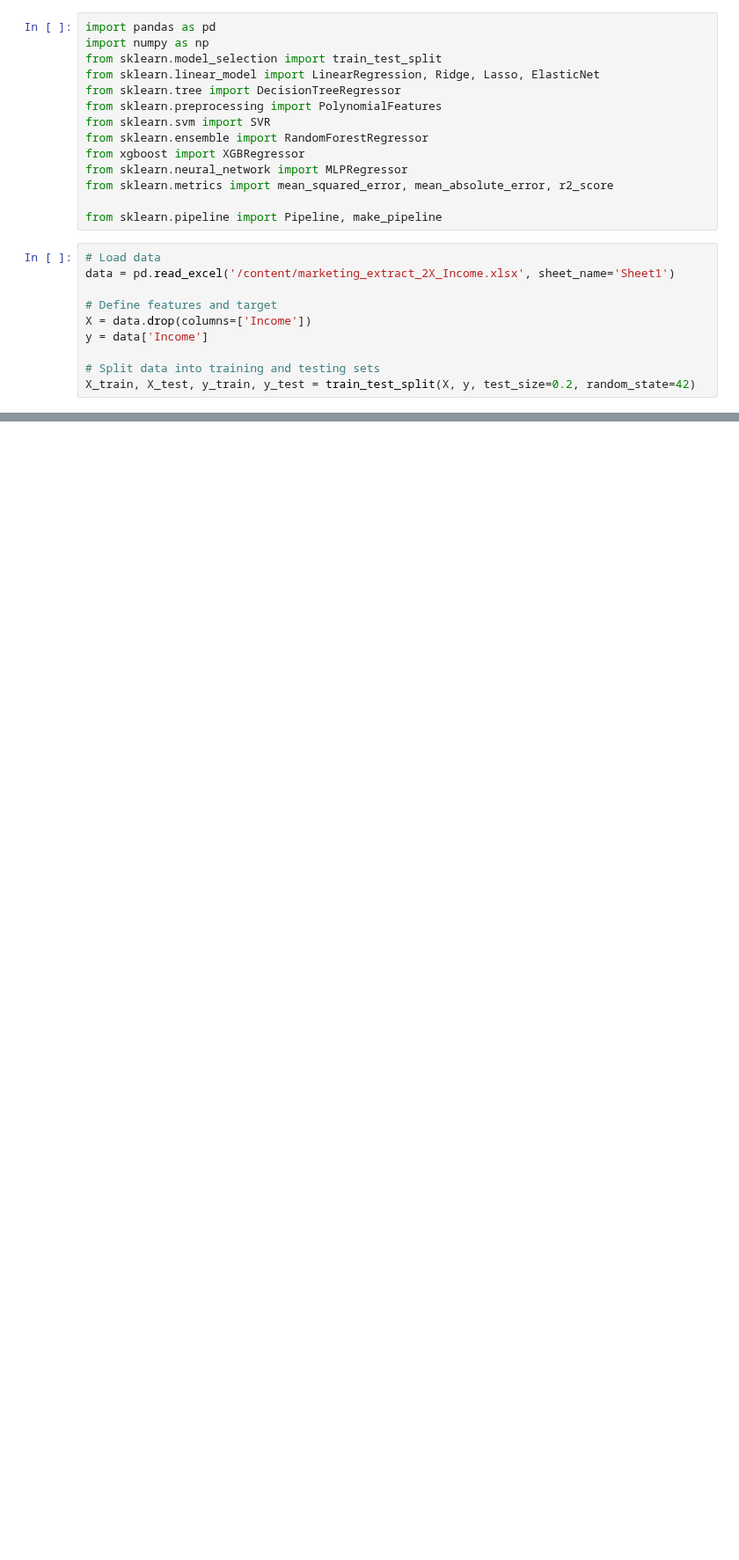
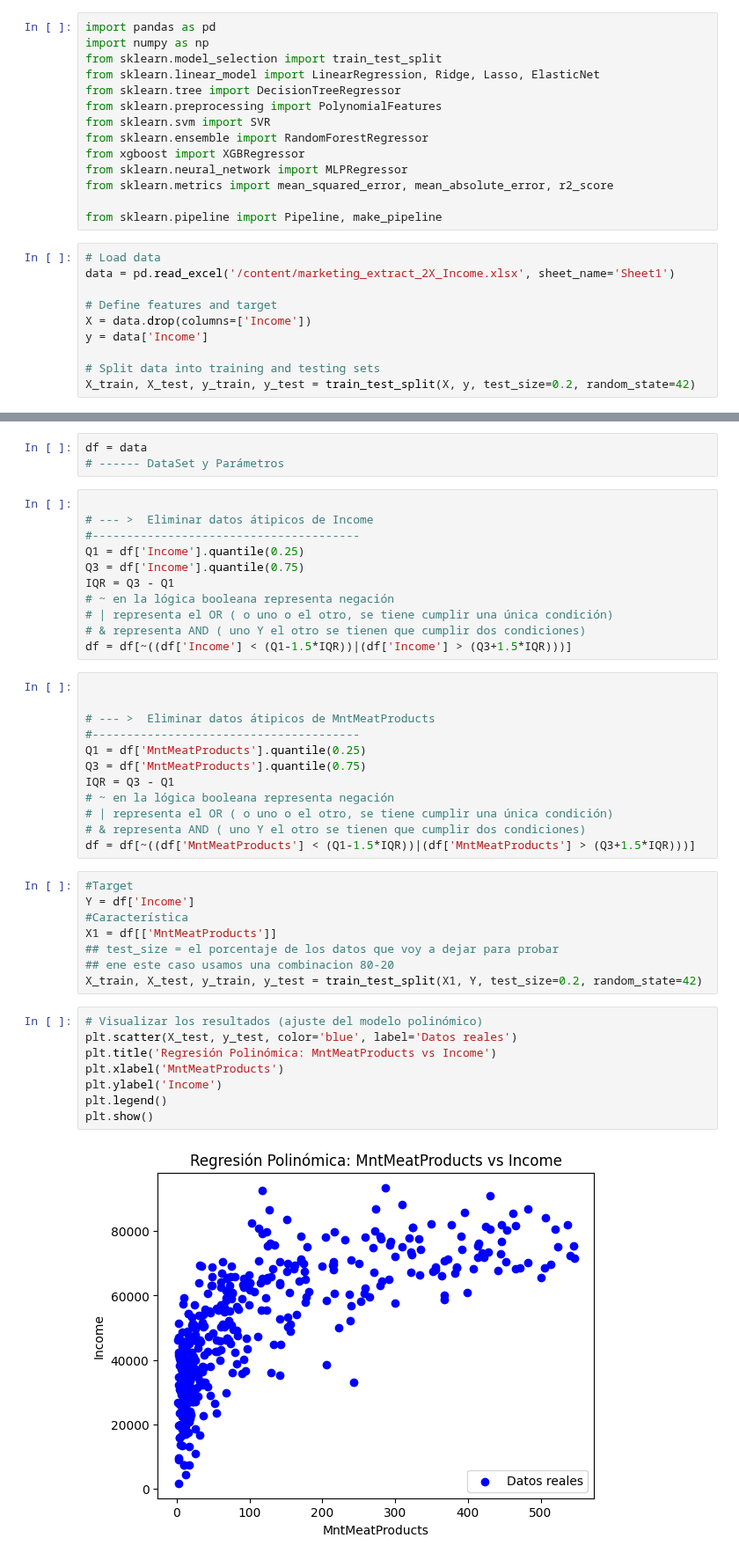
Before and after one commit to DeisyData/BIT_IA_Bootcamp, a Jupyter notebook: S12_C1_Regresion.ipynb, the cells around one changed output, grey strips where cells are left out. Shown at 88% size. Drawn from its saved outputs; the diff is of its cells as text; blank space fills up the shorter version.

```diff
--- a/S12_C1_Regresion.ipynb
+++ b/S12_C1_Regresion.ipynb
@@ -78,0 +85,44 @@ Model Performance:
+# %%
+df = data
+# ------ DataSet y Parámetros
+# %%
+
+# --- >  Eliminar datos átipicos de Income
+#---------------------------------------
+Q1 = df['Income'].quantile(0.25)
+Q3 = df['Income'].quantile(0.75)
+IQR = Q3 - Q1
+# ~ en la lógica booleana representa negación
+# | representa el OR ( o uno o el otro, se tiene cumplir una única condición)
+# & representa AND ( uno Y el otro se tienen que cumplir dos condiciones)
+df = df[~((df['Income'] < (Q1-1.5*IQR))|(df['Income'] > (Q3+1.5*IQR)))]
+# %%
+
+
+# --- >  Eliminar datos átipicos de MntMeatProducts
+#---------------------------------------
+Q1 = df['MntMeatProducts'].quantile(0.25)
+Q3 = df['MntMeatProducts'].quantile(0.75)
+IQR = Q3 - Q1
+# ~ en la lógica booleana representa negación
+# | representa el OR ( o uno o el otro, se tiene cumplir una única condición)
+# & representa AND ( uno Y el otro se tienen que cumplir dos condiciones)
+df = df[~((df['MntMeatProducts'] < (Q1-1.5*IQR))|(df['MntMeatProducts'] > (Q3+1.5*IQR)))]
+# %%
+#Target
+Y = df['Income']
+#Característica
+X1 = df[['MntMeatProducts']]
+## test_size = el porcentaje de los datos que voy a dejar para probar
+## ene este caso usamos una combinacion 80-20
+X_train, X_test, y_train, y_test = train_test_split(X1, Y, test_size=0.2, random_state=42)
+# %%
+# Visualizar los resultados (ajuste del modelo polinómico)
+plt.scatter(X_test, y_test, color='blue', label='Datos reales')
+plt.title('Regresión Polinómica: MntMeatProducts vs Income')
+plt.xlabel('MntMeatProducts')
+plt.ylabel('Income')
+plt.legend()
+plt.show()
+# %% [output]
+[figure, added]
```
Also changed, not shown: parts of 10 cells of this notebook.
